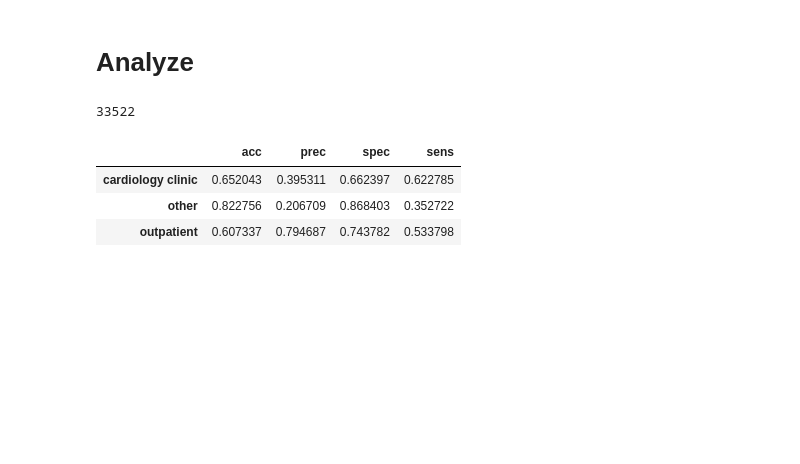
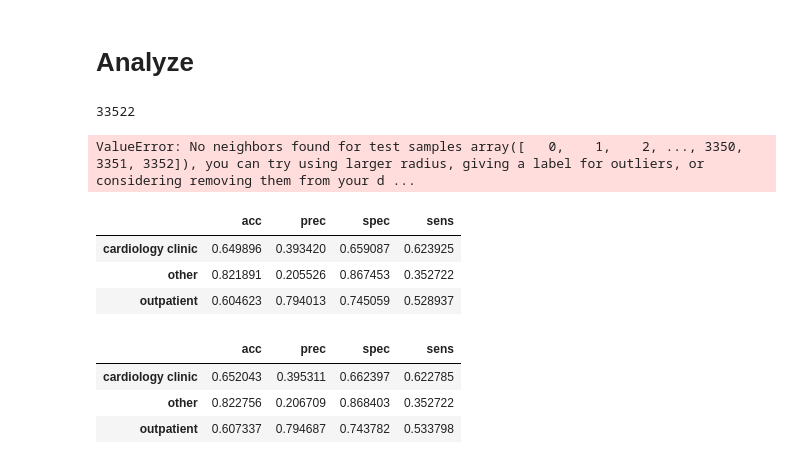
Before and after one commit to IMarkusz/ECGents, a Jupyter notebook: spectral_analysis.ipynb, the cells around one changed output. Drawn from its saved outputs; the diff is of its cells as text; code cells hidden in the pictures; blank space fills up the shorter version.

```diff
--- a/spectral_analysis.ipynb
+++ b/spectral_analysis.ipynb
@@ -130,7 +130,7 @@ def calc_scores(y_true, y_pred):
 # %%
 n_neighbors = 1
 
-refit_iterations = 20
+refit_iterations = 0
 refit_neighbors = 1
 
 label_encoder = LabelEncoder()
@@ -141,7 +141,7 @@ outpatient_label = np.argmax(label_encoder.classes_ == 'outpatient')
 
 clf = KNeighborsClassifier(n_neighbors=n_neighbors, weights='distance')
 nn = NearestNeighbors(n_neighbors=refit_neighbors+1)
-# clf = RadiusNeighborsClassifier(1.0)
+# clf = RadiusNeighborsClassifier(10.0)
 
 scores = {}
 df_predictions = pd.Series(np.nan, index=df_meta.index)
@@ -175,6 +175,15 @@ for i, (train_idx, test_idx) in tqdm(enumerate(ShuffleSplit(10, random_state=42)
     df_predictions.loc[labelled_fnames[test_idx]] = y_pred
 
 df_scores = pd.DataFrame(scores)
+# %% [output]
+ValueError: No neighbors found for test samples array([   0,    1,    2, ..., 3350, 3351, 3352]), you can try using larger radius, giving a label for outliers, or considering removing them from your d ...
+# %%
+df_scores.T.groupby(level=1).mean().set_index(label_encoder.classes_)
+# %% [output]
+|  | acc | prec | spec | sens |
+| cardiology clinic | 0.649896 | 0.393420 | 0.659087 | 0.623925 |
+| other | 0.821891 | 0.205526 | 0.867453 | 0.352722 |
+| outpatient | 0.604623 | 0.794013 | 0.745059 | 0.528937 |
 # %%
 # alexnet 10 refit 1
 df_scores.T.groupby(level=1).mean().set_index(label_encoder.classes_)
```
Also changed, not shown: parts of 2 cells of this notebook, 3 other files.
